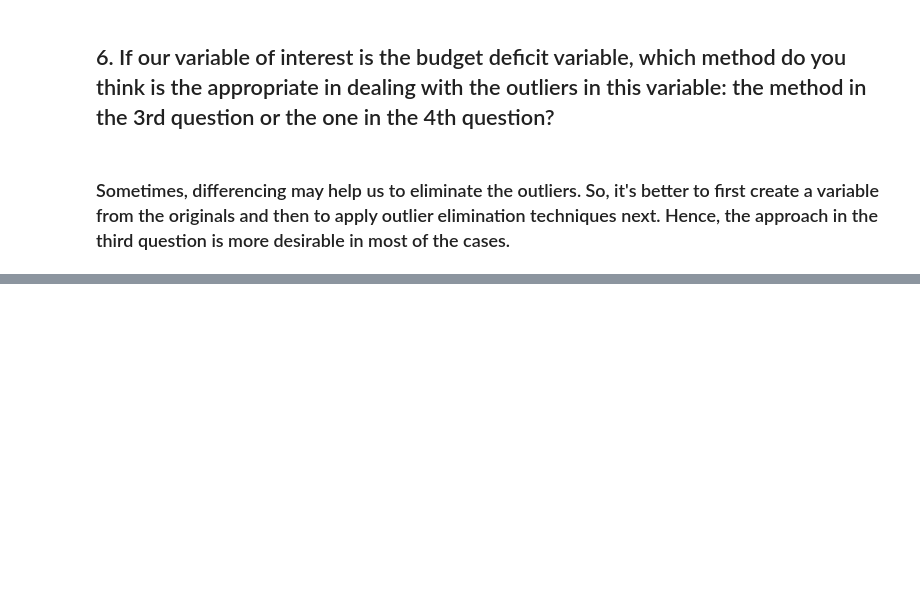
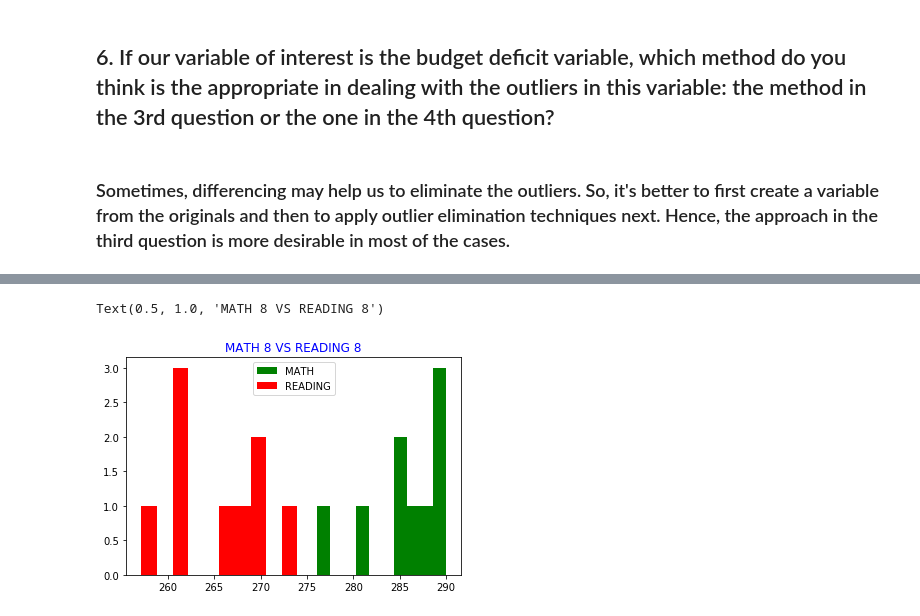
Before and after one commit to iamkkdev/Thinkful-github, a Jupyter notebook: Datamissing.ipynb, the cells around one changed output, grey strips where cells are left out. Cells and saved outputs as stored; diff of their text form; code cells hidden in the pictures; blank space fills up the shorter version.

```diff
--- a/Datamissing.ipynb
+++ b/Datamissing.ipynb
@@ -419,0 +507,8 @@ pd.DataFrame({'original_budget': budget_deficit, 'winsorized_budget1': winsorize
+# %%
+plt.hist(us5.loc[us5.STATE == 'WASHINGTON', 'AVG_MATH_8_SCORE'], color = 'g', label = 'MATH')
+plt.hist(us5.loc[us5.STATE == 'WASHINGTON', 'AVG_READING_8_SCORE'], color = 'r', label = 'READING')
+plt.legend()
+plt.title('MATH 8 VS READING 8', color = 'b')
+# %% [output]
+Text(0.5, 1.0, 'MATH 8 VS READING 8')
+[figure, added]
```
Also changed, not shown: parts of 30 cells of this notebook.
